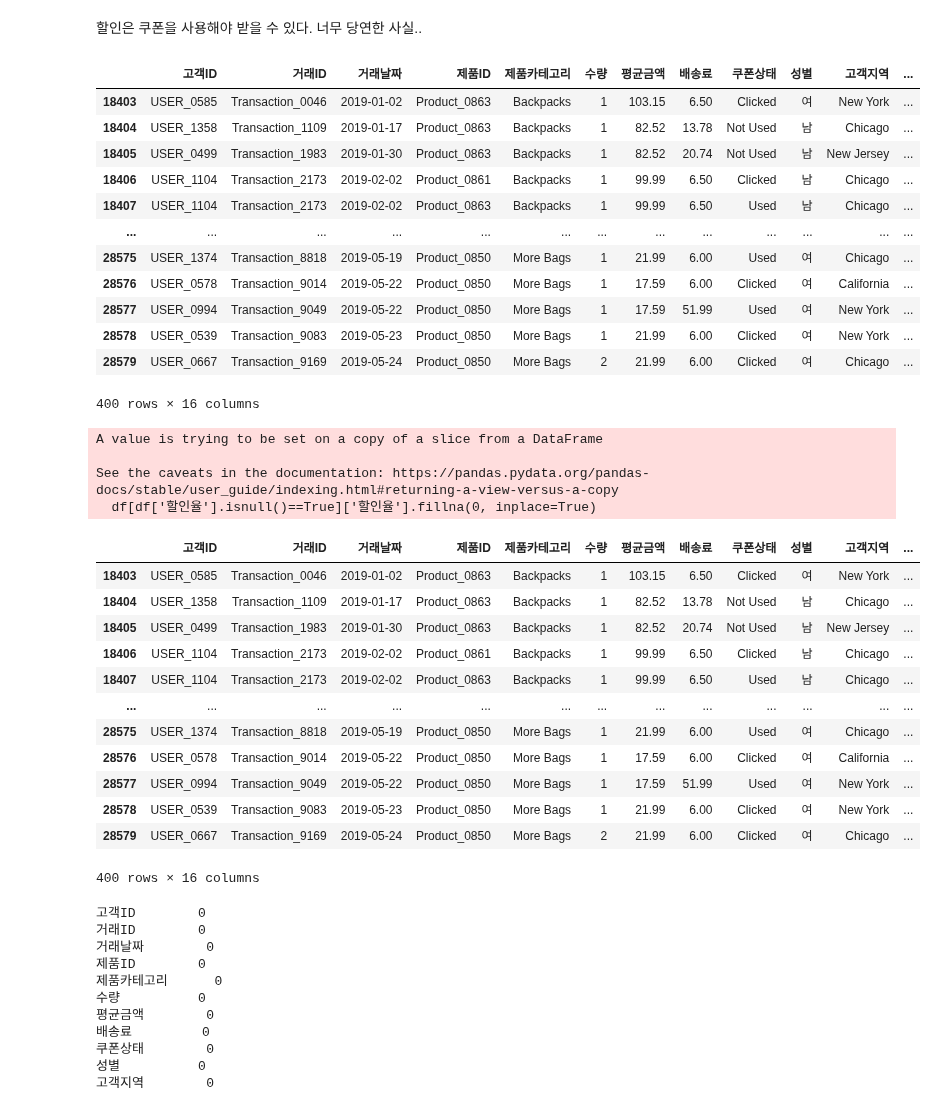
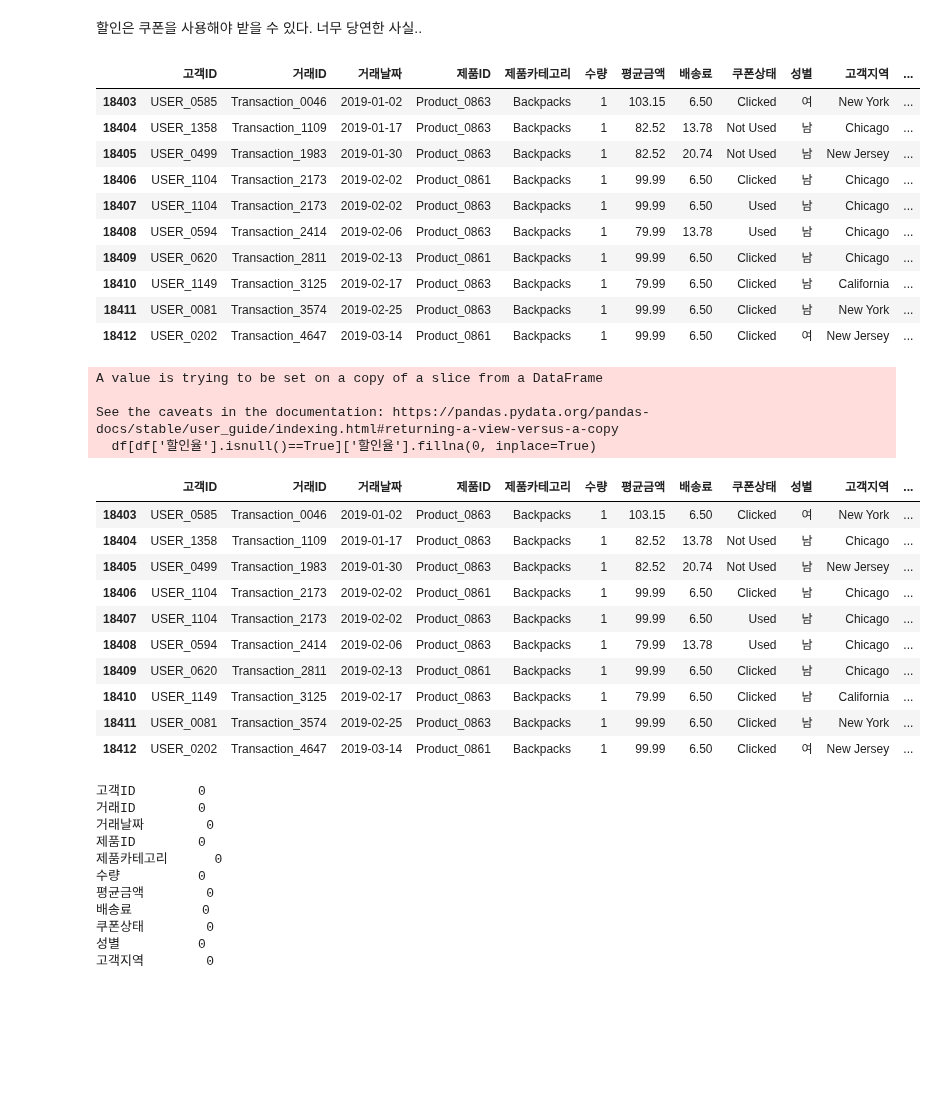
Before and after one commit to tiod0611/practice_language, a Jupyter notebook: python/데이터분석/ecommerce/훈태박사_공유코드.ipynb, the cells around one changed output. Drawn from its saved outputs; the diff is of its cells as text; code cells hidden in the pictures; blank space fills up the shorter version.

```diff
--- a/python/데이터분석/ecommerce/훈태박사_공유코드.ipynb
+++ b/python/데이터분석/ecommerce/훈태박사_공유코드.ipynb
@@ -6,7 +6,7 @@
 import pandas as pd
 import numpy as np
 
-pd.set_option('display.max_rows', 120)
+pd.set_option('display.max_rows', 1000)
 pd.set_option('display.max_columns', 40)
 pd.set_option('display.max_colwidth', 100)
 
@@ -15,6 +15,11 @@ import matplotlib.pyplot as plt
 import matplotlib.cm as cm # color map
 
 plt.style.use('ggplot')
+# 그래프의 배경이 회색 격자(grid)로 설정됩니다, 이는 데이터 포인트 간의 비교를 용이하게 합니다.
+# 라인과 색상 스키마가 ggplot2의 스타일을 반영하여 보다 미적으로 만듭니다.
+# 기타 여러 요소들이 R의 ggplot2 라이브러리의 스타일을 따라 조정됩니다.
+
+
 plt.rcParams['font.family'] = 'Malgun Gothic'
 plt.rcParams['axes.unicode_minus'] = False
 
@@ -324,21 +353,19 @@ df['쿠폰코드'].isnull().sum()
 # %% [markdown]
 할인은 쿠폰을 사용해야 받을 수 있다. 너무 당연한 사실..
 # %%
-df[df['할인율'].isnull()]
+df[df['할인율'].isnull()].head(10)
 # %% [output]
 |  | 고객ID | 거래ID | 거래날짜 | 제품ID | 제품카테고리 | 수량 | 평균금액 | 배송료 | 쿠폰상태 | 성별 | 고객지역 | ... |
 | 18403 | USER_0585 | Transaction_0046 | 2019-01-02 | Product_0863 | Backpacks | 1 | 103.15 | 6.50 | Clicked | 여 | New York | ... |
 | 18404 | USER_1358 | Transaction_1109 | 2019-01-17 | Product_0863 | Backpacks | 1 | 82.52 | 13.78 | Not Used | 남 | Chicago | ... |
 | 18405 | USER_0499 | Transaction_1983 | 2019-01-30 | Product_0863 | Backpacks | 1 | 82.52 | 20.74 | Not Used | 남 | New Jersey | ... |
 | 18406 | USER_1104 | Transaction_2173 | 2019-02-02 | Product_0861 | Backpacks | 1 | 99.99 | 6.50 | Clicked | 남 | Chicago | ... |
 | 18407 | USER_1104 | Transaction_2173 | 2019-02-02 | Product_0863 | Backpacks | 1 | 99.99 | 6.50 | Used | 남 | Chicago | ... |
-| ... | ... | ... | ... | ... | ... | ... | ... | ... | ... | ... | ... | ... |
-| 28575 | USER_1374 | Transaction_8818 | 2019-05-19 | Product_0850 | More Bags | 1 | 21.99 | 6.00 | Used | 여 | Chicago | ... |
-| 28576 | USER_0578 | Transaction_9014 | 2019-05-22 | Product_0850 | More Bags | 1 | 17.59 | 6.00 | Clicked | 여 | California | ... |
-| 28577 | USER_0994 | Transaction_9049 | 2019-05-22 | Product_0850 | More Bags | 1 | 17.59 | 51.99 | Used | 여 | New York | ... |
-| 28578 | USER_0539 | Transaction_9083 | 2019-05-23 | Product_0850 | More Bags | 1 | 21.99 | 6.00 | Clicked | 여 | New York | ... |
-| 28579 | USER_0667 | Transaction_9169 | 2019-05-24 | Product_0850 | More Bags | 2 | 21.99 | 6.00 | Clicked | 여 | Chicago | ... |
+| 18408 | USER_0594 | Transaction_2414 | 2019-02-06 | Product_0863 | Backpacks | 1 | 79.99 | 13.78 | Used | 남 | Chicago | ... |
+| 18409 | USER_0620 | Transaction_2811 | 2019-02-13 | Product_0861 | Backpacks | 1 | 99.99 | 6.50 | Clicked | 남 | Chicago | ... |
+| 18410 | USER_1149 | Transaction_3125 | 2019-02-17 | Product_0863 | Backpacks | 1 | 79.99 | 6.50 | Clicked | 남 | California | ... |
+| 18411 | USER_0081 | Transaction_3574 | 2019-02-25 | Product_0863 | Backpacks | 1 | 99.99 | 6.50 | Clicked | 남 | New York | ... |
+| 18412 | USER_0202 | Transaction_4647 | 2019-03-14 | Product_0861 | Backpacks | 1 | 99.99 | 6.50 | Clicked | 여 | New Jersey | ... |
-400 rows × 16 columns
 # %%
 # 쿠폰상태가 used인 상태에만 할인적용율
 df.loc[df['쿠폰상태'] != 'Used', '할인율'] = 0.0
@@ -352,7 +379,7 @@ See the caveats in the documentation: https://pandas.pydata.org/pandas-docs/stab
 # %%
 df['할인율'] = df['할인율'].fillna(0.0)
 # %%
-df[df.isna().any(axis=1)] # 어디든 Null이 존재하는 데이터만 살펴보기.
+df[df.isna().any(axis=1)].head(10) # 어디든 Null이 존재하는 데이터만 살펴보기.
 # %% [output]
 |  | 고객ID | 거래ID | 거래날짜 | 제품ID | 제품카테고리 | 수량 | 평균금액 | 배송료 | 쿠폰상태 | 성별 | 고객지역 | ... |
 | 18403 | USER_0585 | Transaction_0046 | 2019-01-02 | Product_0863 | Backpacks | 1 | 103.15 | 6.50 | Clicked | 여 | New York | ... |
@@ -360,13 +387,11 @@ df[df.isna().any(axis=1)] # 어디든 Null이 존재하는 데이터만 살펴
 | 18405 | USER_0499 | Transaction_1983 | 2019-01-30 | Product_0863 | Backpacks | 1 | 82.52 | 20.74 | Not Used | 남 | New Jersey | ... |
 | 18406 | USER_1104 | Transaction_2173 | 2019-02-02 | Product_0861 | Backpacks | 1 | 99.99 | 6.50 | Clicked | 남 | Chicago | ... |
 | 18407 | USER_1104 | Transaction_2173 | 2019-02-02 | Product_0863 | Backpacks | 1 | 99.99 | 6.50 | Used | 남 | Chicago | ... |
-| ... | ... | ... | ... | ... | ... | ... | ... | ... | ... | ... | ... | ... |
-| 28575 | USER_1374 | Transaction_8818 | 2019-05-19 | Product_0850 | More Bags | 1 | 21.99 | 6.00 | Used | 여 | Chicago | ... |
-| 28576 | USER_0578 | Transaction_9014 | 2019-05-22 | Product_0850 | More Bags | 1 | 17.59 | 6.00 | Clicked | 여 | California | ... |
-| 28577 | USER_0994 | Transaction_9049 | 2019-05-22 | Product_0850 | More Bags | 1 | 17.59 | 51.99 | Used | 여 | New York | ... |
-| 28578 | USER_0539 | Transaction_9083 | 2019-05-23 | Product_0850 | More Bags | 1 | 21.99 | 6.00 | Clicked | 여 | New York | ... |
-| 28579 | USER_0667 | Transaction_9169 | 2019-05-24 | Product_0850 | More Bags | 2 | 21.99 | 6.00 | Clicked | 여 | Chicago | ... |
+| 18408 | USER_0594 | Transaction_2414 | 2019-02-06 | Product_0863 | Backpacks | 1 | 79.99 | 13.78 | Used | 남 | Chicago | ... |
+| 18409 | USER_0620 | Transaction_2811 | 2019-02-13 | Product_0861 | Backpacks | 1 | 99.99 | 6.50 | Clicked | 남 | Chicago | ... |
+| 18410 | USER_1149 | Transaction_3125 | 2019-02-17 | Product_0863 | Backpacks | 1 | 79.99 | 6.50 | Clicked | 남 | California | ... |
+| 18411 | USER_0081 | Transaction_3574 | 2019-02-25 | Product_0863 | Backpacks | 1 | 99.99 | 6.50 | Clicked | 남 | New York | ... |
+| 18412 | USER_0202 | Transaction_4647 | 2019-03-14 | Product_0861 | Backpacks | 1 | 99.99 | 6.50 | Clicked | 여 | New Jersey | ... |
-400 rows × 16 columns
 # %%
 df[df.isna().any(axis=1)].apply(lambda x: x.isnull().sum())
 # %% [output]
```
Also changed, not shown: parts of 21 cells of this notebook.
